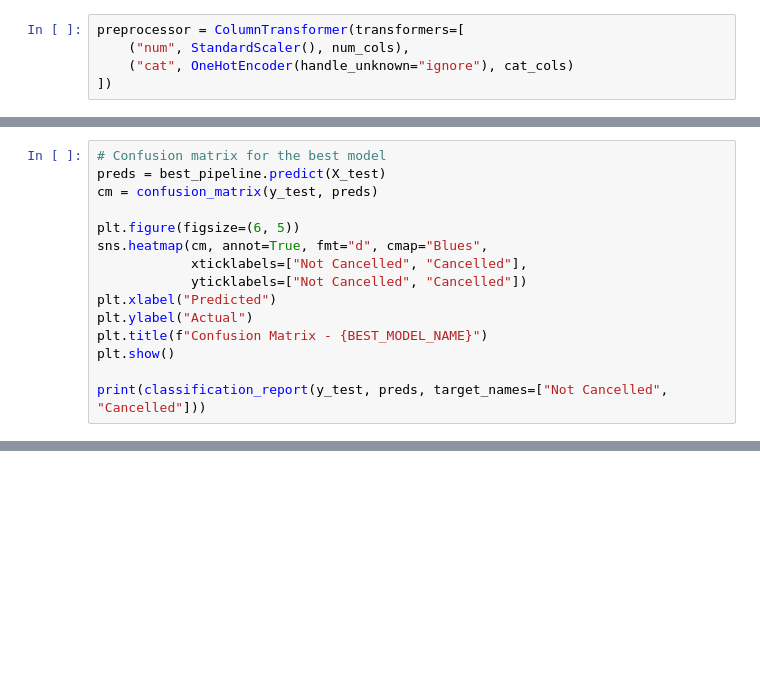
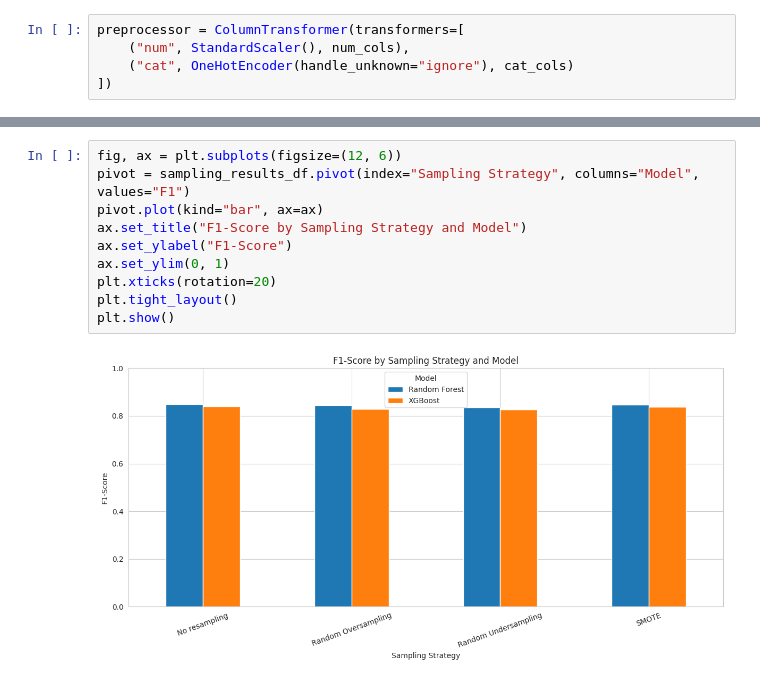
Before and after one commit to wandiyajames-arch/hotel-cancellation-prediction, a Jupyter notebook: Hotel_Reservation_Cancellation_Prediction_v2.ipynb, the cells around one changed output, grey strips where cells are left out. Saved outputs shown, nothing was run; the diff lists cells and outputs as text; blank space fills up the shorter version.

```diff
--- a/Hotel_Reservation_Cancellation_Prediction.ipynb
+++ b/Hotel_Reservation_Cancellation_Prediction_v2.ipynb
@@ -430,15 +348,0 @@ Best model selected: Random Forest
-# %%
-# Confusion matrix for the best model
-preds = best_pipeline.predict(X_test)
-cm = confusion_matrix(y_test, preds)
-
-plt.figure(figsize=(6, 5))
-sns.heatmap(cm, annot=True, fmt="d", cmap="Blues",
-            xticklabels=["Not Cancelled", "Cancelled"],
-            yticklabels=["Not Cancelled", "Cancelled"])
-plt.xlabel("Predicted")
-plt.ylabel("Actual")
-plt.title(f"Confusion Matrix - {BEST_MODEL_NAME}")
-plt.show()
-
-print(classification_report(y_test, preds, target_names=["Not Cancelled", "Cancelled"]))
@@ -535,0 +440,12 @@ streamlit run app.py
+# %%
+fig, ax = plt.subplots(figsize=(12, 6))
+pivot = sampling_results_df.pivot(index="Sampling Strategy", columns="Model", values="F1")
+pivot.plot(kind="bar", ax=ax)
+ax.set_title("F1-Score by Sampling Strategy and Model")
+ax.set_ylabel("F1-Score")
+ax.set_ylim(0, 1)
+plt.xticks(rotation=20)
+plt.tight_layout()
+plt.show()
+# %% [output]
+[figure, added]
```
Also changed, not shown: parts of 69 cells of this notebook, 2 other files.
